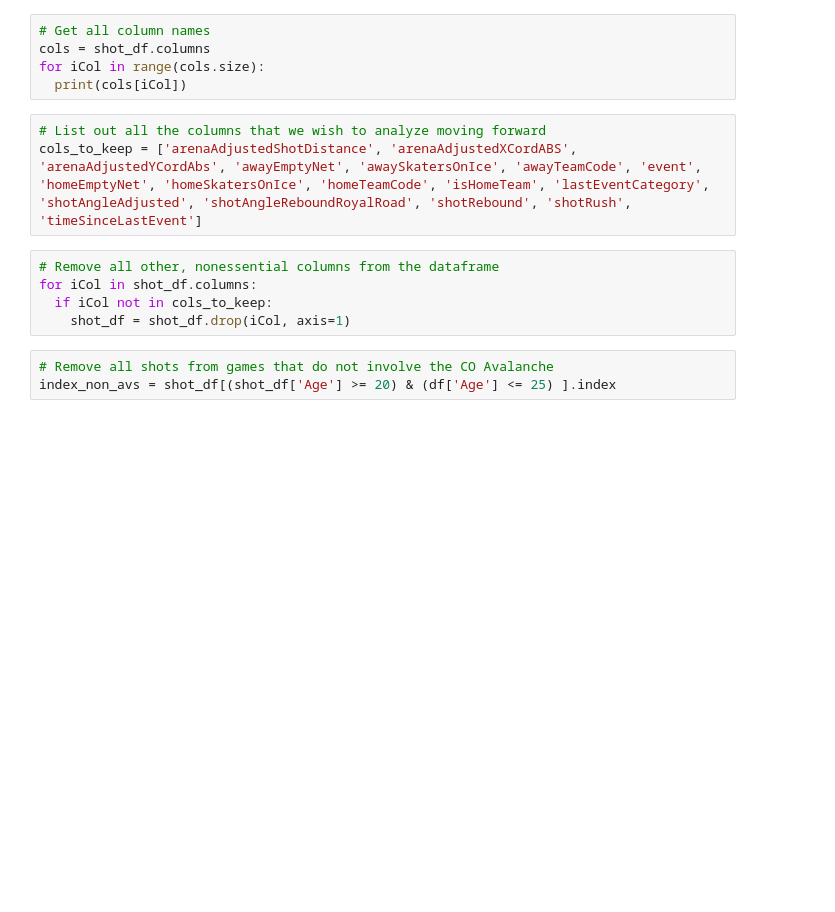
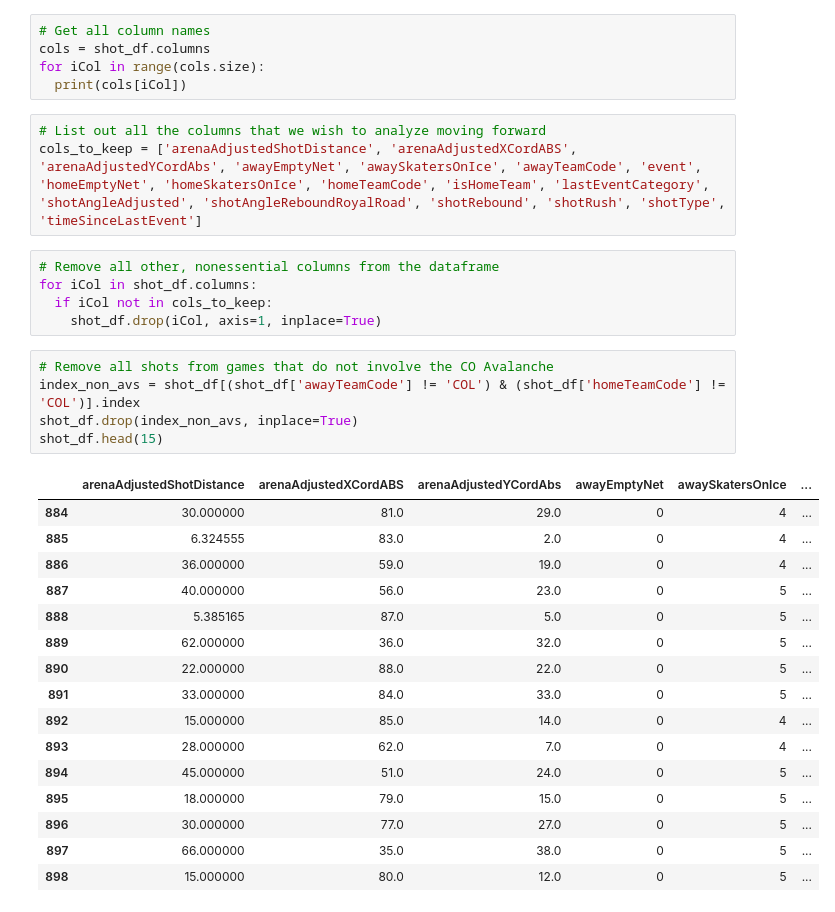
Before and after one commit to LonnyCox55/MSDS696_NHLExpectedGoalPrediction, a Jupyter notebook: main.ipynb, the cells around one changed output. Drawn from its saved outputs; the diff is of its cells as text; blank space fills up the shorter version.

```diff
--- a/main.ipynb
+++ b/main.ipynb
@@ -78,12 +78,31 @@ for iCol in range(cols.size):
   print(cols[iCol])
 # %%
 # List out all the columns that we wish to analyze moving forward
-cols_to_keep = ['arenaAdjustedShotDistance', 'arenaAdjustedXCordABS', 'arenaAdjustedYCordAbs', 'awayEmptyNet', 'awaySkatersOnIce', 'awayTeamCode', 'event', 'homeEmptyNet', 'homeSkatersOnIce', 'homeTeamCode', 'isHomeTeam', 'lastEventCategory', 'shotAngleAdjusted', 'shotAngleReboundRoyalRoad', 'shotRebound', 'shotRush', 'timeSinceLastEvent']
+cols_to_keep = ['arenaAdjustedShotDistance', 'arenaAdjustedXCordABS', 'arenaAdjustedYCordAbs', 'awayEmptyNet', 'awaySkatersOnIce', 'awayTeamCode', 'event', 'homeEmptyNet', 'homeSkatersOnIce', 'homeTeamCode', 'isHomeTeam', 'lastEventCategory', 'shotAngleAdjusted', 'shotAngleReboundRoyalRoad', 'shotRebound', 'shotRush', 'shotType', 'timeSinceLastEvent']
 # %%
 # Remove all other, nonessential columns from the dataframe
 for iCol in shot_df.columns:
   if iCol not in cols_to_keep:
-    shot_df = shot_df.drop(iCol, axis=1)
+    shot_df.drop(iCol, axis=1, inplace=True)
 # %%
 # Remove all shots from games that do not involve the CO Avalanche
-index_non_avs = shot_df[(shot_df['Age'] >= 20) & (df['Age'] <= 25) ].index
+index_non_avs = shot_df[(shot_df['awayTeamCode'] != 'COL') & (shot_df['homeTeamCode'] != 'COL')].index
+shot_df.drop(index_non_avs, inplace=True)
+shot_df.head(15)
+# %% [output]
+|  | arenaAdjustedShotDistance | arenaAdjustedXCordABS | arenaAdjustedYCordAbs | awayEmptyNet | awaySkatersOnIce | ... |
+| 884 | 30.000000 | 81.0 | 29.0 | 0 | 4 | ... |
+| 885 | 6.324555 | 83.0 | 2.0 | 0 | 4 | ... |
+| 886 | 36.000000 | 59.0 | 19.0 | 0 | 4 | ... |
+| 887 | 40.000000 | 56.0 | 23.0 | 0 | 5 | ... |
+| 888 | 5.385165 | 87.0 | 5.0 | 0 | 5 | ... |
+| 889 | 62.000000 | 36.0 | 32.0 | 0 | 5 | ... |
+| 890 | 22.000000 | 88.0 | 22.0 | 0 | 5 | ... |
+| 891 | 33.000000 | 84.0 | 33.0 | 0 | 5 | ... |
+| 892 | 15.000000 | 85.0 | 14.0 | 0 | 4 | ... |
+| 893 | 28.000000 | 62.0 | 7.0 | 0 | 4 | ... |
+| 894 | 45.000000 | 51.0 | 24.0 | 0 | 5 | ... |
+| 895 | 18.000000 | 79.0 | 15.0 | 0 | 5 | ... |
+| 896 | 30.000000 | 77.0 | 27.0 | 0 | 5 | ... |
+| 897 | 66.000000 | 35.0 | 38.0 | 0 | 5 | ... |
+| 898 | 15.000000 | 80.0 | 12.0 | 0 | 5 | ... |
```
Also changed, not shown: parts of 2 cells of this notebook.
